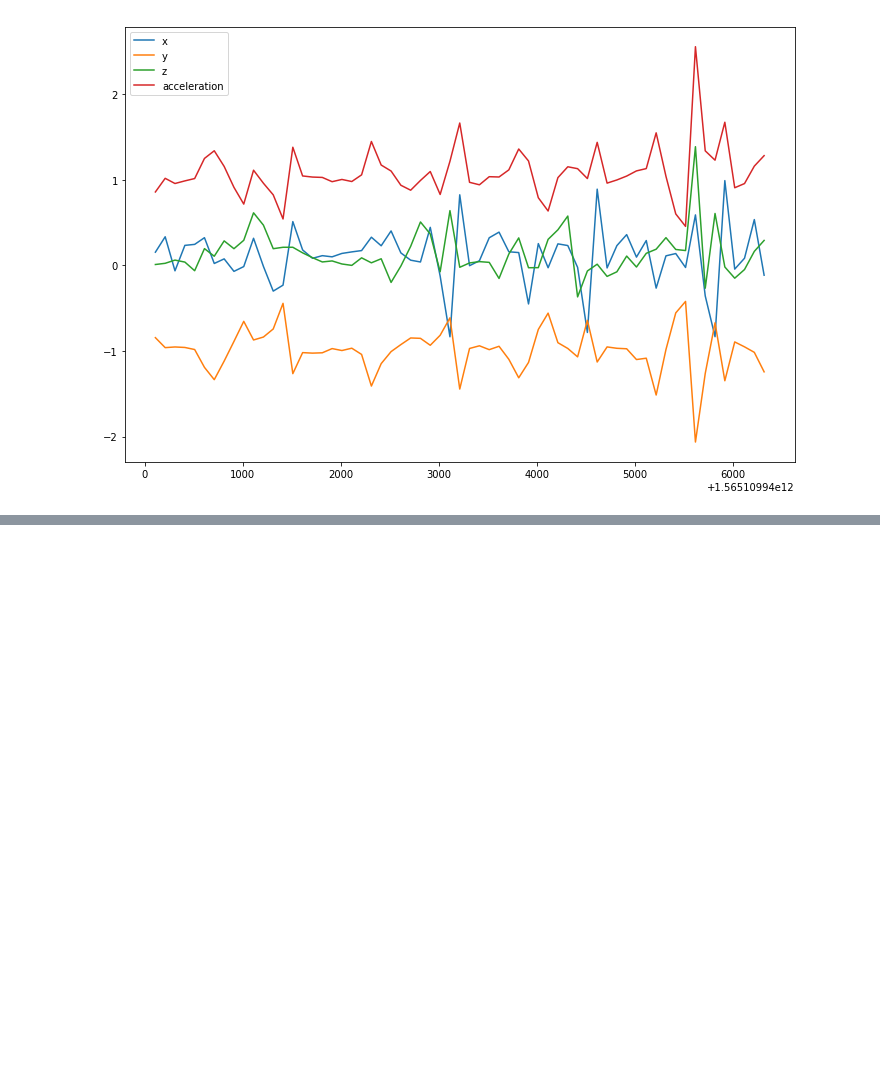
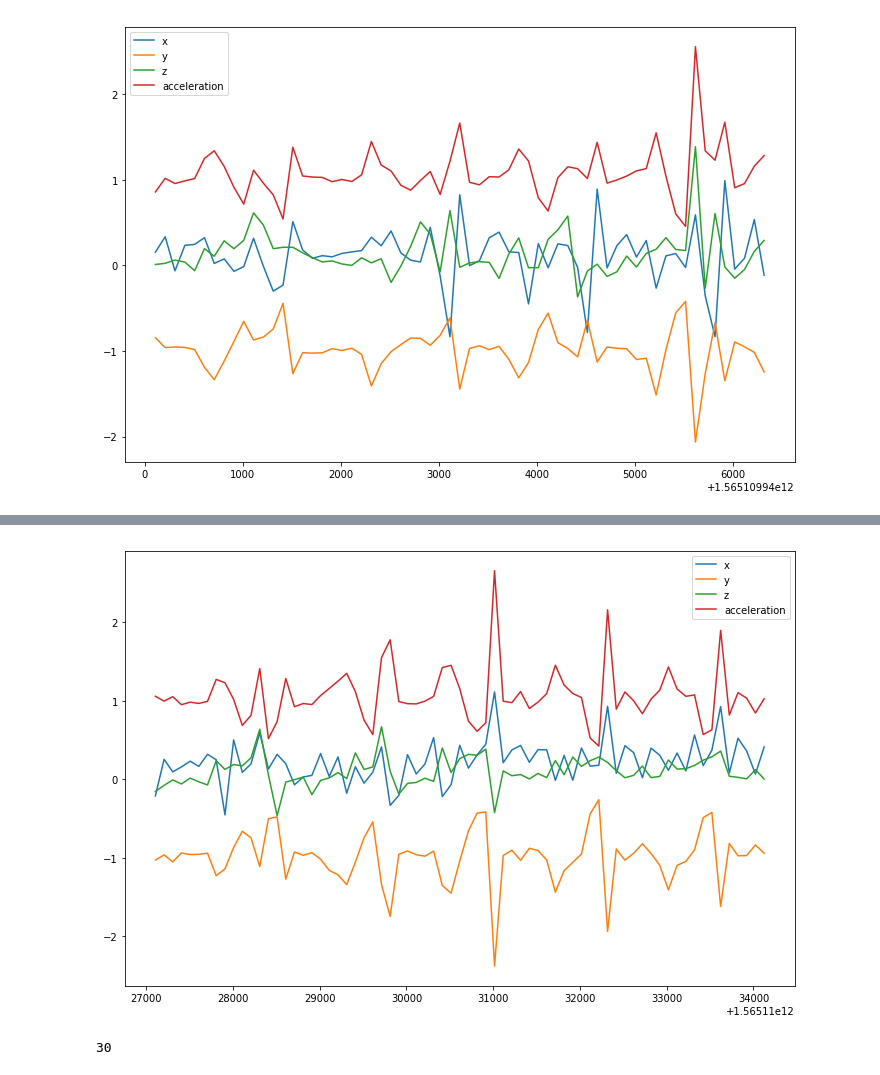
Before and after one commit to federicoweill/movement_prediction_edx_2019, a Jupyter notebook: movement_prediction-movelets.ipynb, the cells around one changed output, grey strips where cells are left out. Cells and saved outputs as stored; diff of their text form; code cells hidden in the pictures; blank space fills up the shorter version.

Commit message:
ajuste en movelet dir

```diff
--- a/movement_prediction-movelets.ipynb
+++ b/movement_prediction-movelets.ipynb
@@ -227,0 +128,3 @@ movelet_dict_4['z'][29]
+# %%
+df3l4 = df3.loc[961:1031]
+df3l4.head(20)
@@ -227,0 +149,10 @@ movelet_dict_4['z'][29]
+# %%
+plt.figure(figsize=(12,8))
+plt.plot(df3l4.timestamp,df3l4.x)
+plt.plot(df3l4.timestamp,df3l4.y)
+plt.plot(df3l4.timestamp,df3l4.z)
+plt.plot(df3l4.timestamp,df3l4.acceleration)
+plt.legend()
+plt.show()
+# %% [output]
+[figure, added]
@@ -227,0 +167,4 @@ movelet_dict_4['z'][29]
+# %%
+len(movelet_l1x)
+# %% [output]
+30
```
Also changed, not shown: parts of 59 cells of this notebook.
